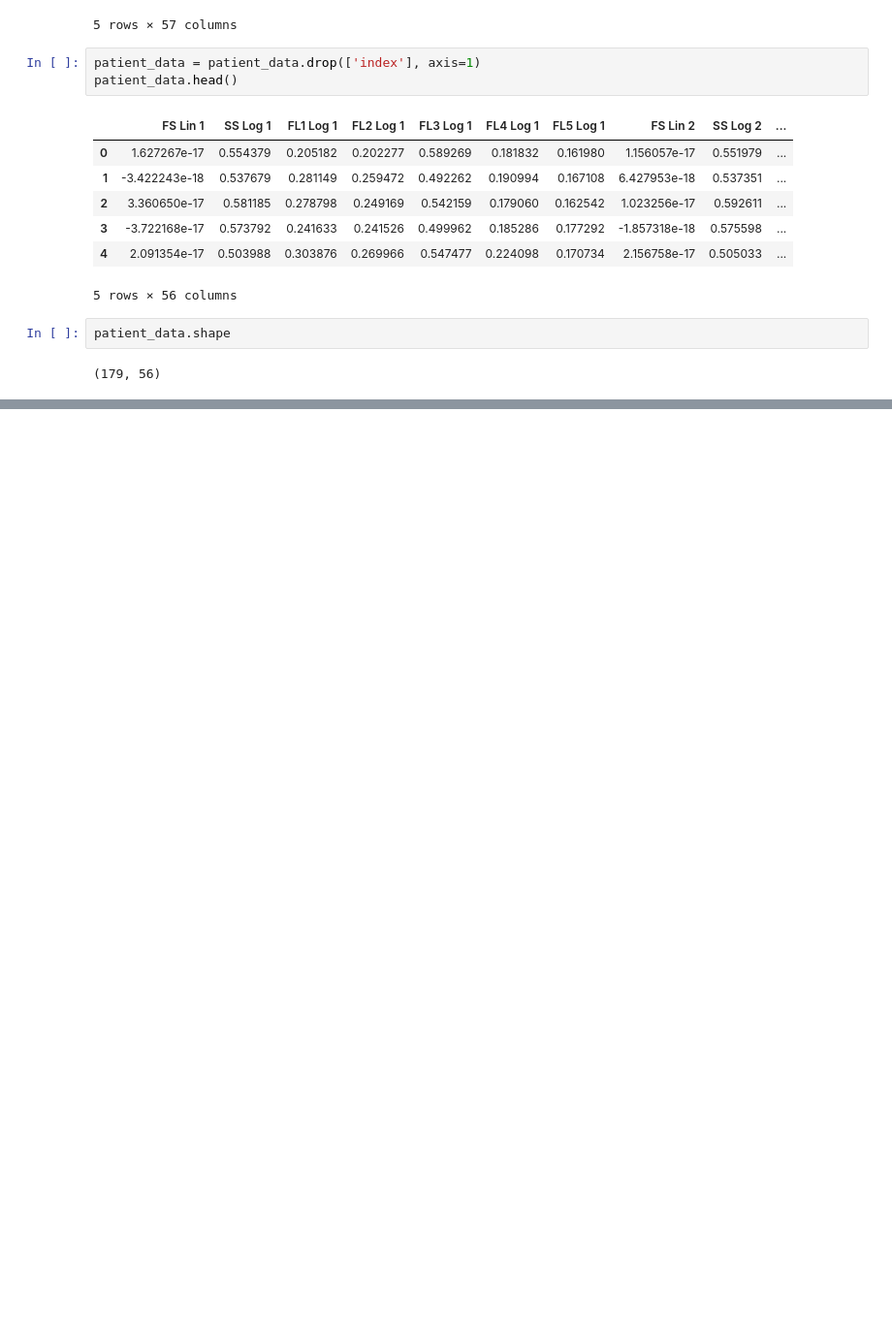
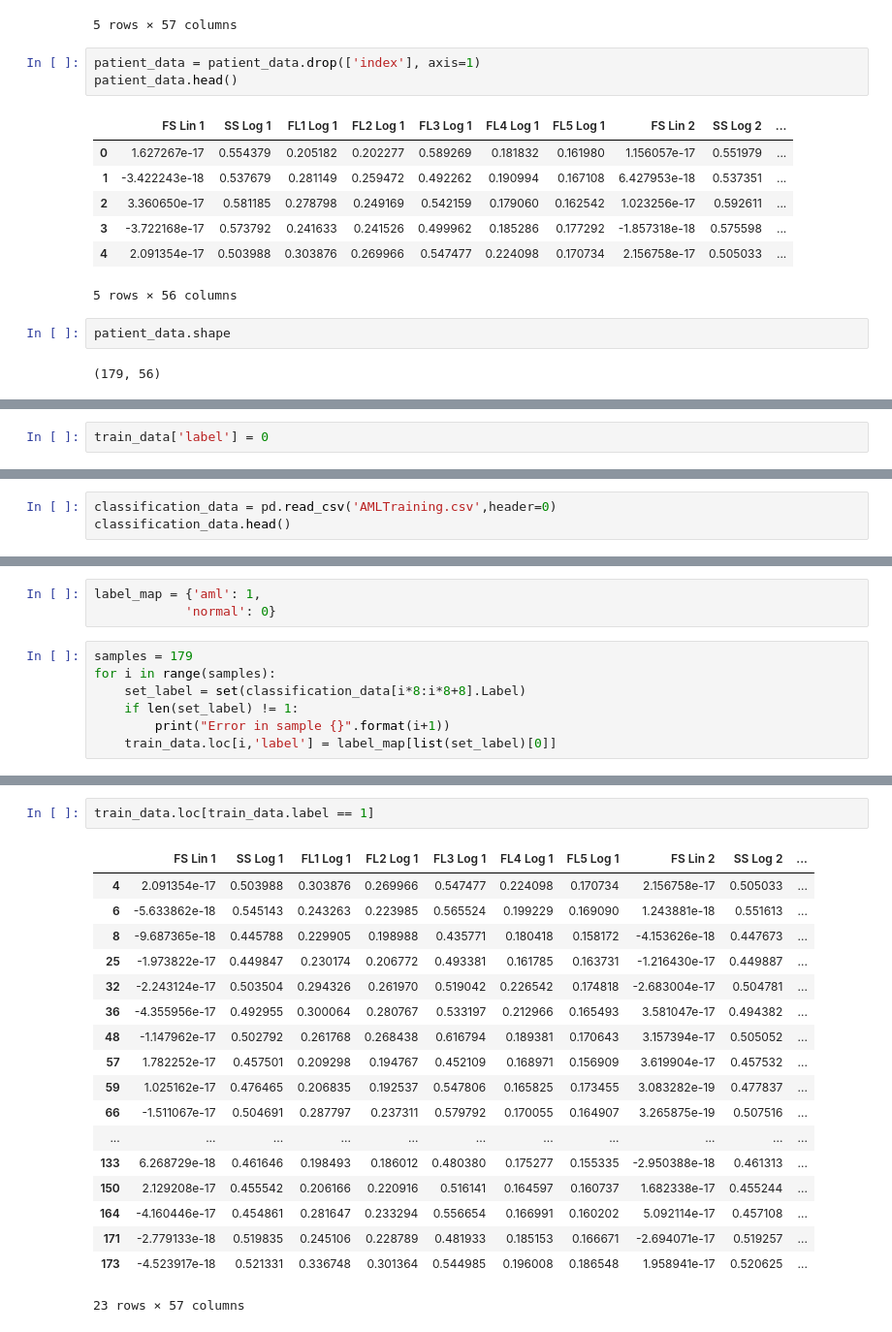
Before and after one commit to jpyneni3/AML_Classification, a Jupyter notebook: data_exploration.ipynb, the cells around one changed output, grey strips where cells are left out. Shown: that part at 97% size. Cells and saved outputs as stored; diff of their text form; blank space fills up the shorter version.

Commit message:
added test data and logic for getting labels for train data

```diff
--- a/data_exploration.ipynb
+++ b/data_exploration.ipynb
@@ -138,0 +235,2 @@ patient_data.to_csv(save_path,header=True)
+# %%
+train_data['label'] = 0
@@ -138,0 +247,3 @@ patient_data.to_csv(save_path,header=True)
+# %%
+classification_data = pd.read_csv('AMLTraining.csv',header=0)
+classification_data.head()
@@ -138,0 +261,10 @@ patient_data.to_csv(save_path,header=True)
+# %%
+label_map = {'aml': 1,
+            'normal': 0}
+# %%
+samples = 179
+for i in range(samples):
+    set_label = set(classification_data[i*8:i*8+8].Label)
+    if len(set_label) != 1:
+        print("Error in sample {}".format(i+1))
+    train_data.loc[i,'label'] = label_map[list(set_label)[0]]
@@ -138,0 +281,21 @@ patient_data.to_csv(save_path,header=True)
+# %%
+train_data.loc[train_data.label == 1]
+# %% [output]
+|  | FS Lin 1 | SS Log 1 | FL1 Log 1 | FL2 Log 1 | FL3 Log 1 | FL4 Log 1 | FL5 Log 1 | FS Lin 2 | SS Log 2 | ... |
+| 4 | 2.091354e-17 | 0.503988 | 0.303876 | 0.269966 | 0.547477 | 0.224098 | 0.170734 | 2.156758e-17 | 0.505033 | ... |
+| 6 | -5.633862e-18 | 0.545143 | 0.243263 | 0.223985 | 0.565524 | 0.199229 | 0.169090 | 1.243881e-18 | 0.551613 | ... |
+| 8 | -9.687365e-18 | 0.445788 | 0.229905 | 0.198988 | 0.435771 | 0.180418 | 0.158172 | -4.153626e-18 | 0.447673 | ... |
+| 25 | -1.973822e-17 | 0.449847 | 0.230174 | 0.206772 | 0.493381 | 0.161785 | 0.163731 | -1.216430e-17 | 0.449887 | ... |
+| 32 | -2.243124e-17 | 0.503504 | 0.294326 | 0.261970 | 0.519042 | 0.226542 | 0.174818 | -2.683004e-17 | 0.504781 | ... |
+| 36 | -4.355956e-17 | 0.492955 | 0.300064 | 0.280767 | 0.533197 | 0.212966 | 0.165493 | 3.581047e-17 | 0.494382 | ... |
+| 48 | -1.147962e-17 | 0.502792 | 0.261768 | 0.268438 | 0.616794 | 0.189381 | 0.170643 | 3.157394e-17 | 0.505052 | ... |
+| 57 | 1.782252e-17 | 0.457501 | 0.209298 | 0.194767 | 0.452109 | 0.168971 | 0.156909 | 3.619904e-17 | 0.457532 | ... |
+| 59 | 1.025162e-17 | 0.476465 | 0.206835 | 0.192537 | 0.547806 | 0.165825 | 0.173455 | 3.083282e-19 | 0.477837 | ... |
+| 66 | -1.511067e-17 | 0.504691 | 0.287797 | 0.237311 | 0.579792 | 0.170055 | 0.164907 | 3.265875e-19 | 0.507516 | ... |
+| ... | ... | ... | ... | ... | ... | ... | ... | ... | ... | ... |
+| 133 | 6.268729e-18 | 0.461646 | 0.198493 | 0.186012 | 0.480380 | 0.175277 | 0.155335 | -2.950388e-18 | 0.461313 | ... |
+| 150 | 2.129208e-17 | 0.455542 | 0.206166 | 0.220916 | 0.516141 | 0.164597 | 0.160737 | 1.682338e-17 | 0.455244 | ... |
+| 164 | -4.160446e-17 | 0.454861 | 0.281647 | 0.233294 | 0.556654 | 0.166991 | 0.160202 | 5.092114e-17 | 0.457108 | ... |
+| 171 | -2.779133e-18 | 0.519835 | 0.245106 | 0.228789 | 0.481933 | 0.185153 | 0.166671 | -2.694071e-17 | 0.519257 | ... |
+| 173 | -4.523917e-18 | 0.521331 | 0.336748 | 0.301364 | 0.544985 | 0.196008 | 0.186548 | 1.958941e-17 | 0.520625 | ... |
+23 rows × 57 columns
```
Also changed, not shown: parts of 14 cells of this notebook, 2 other files.
